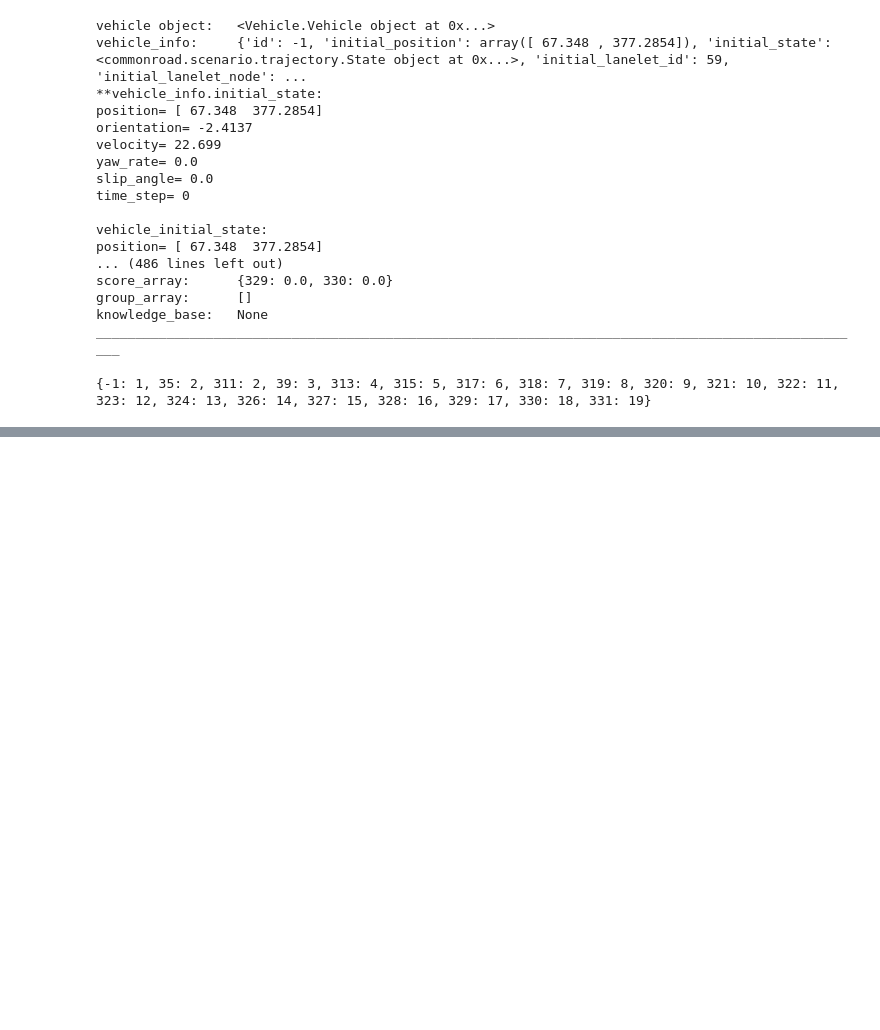
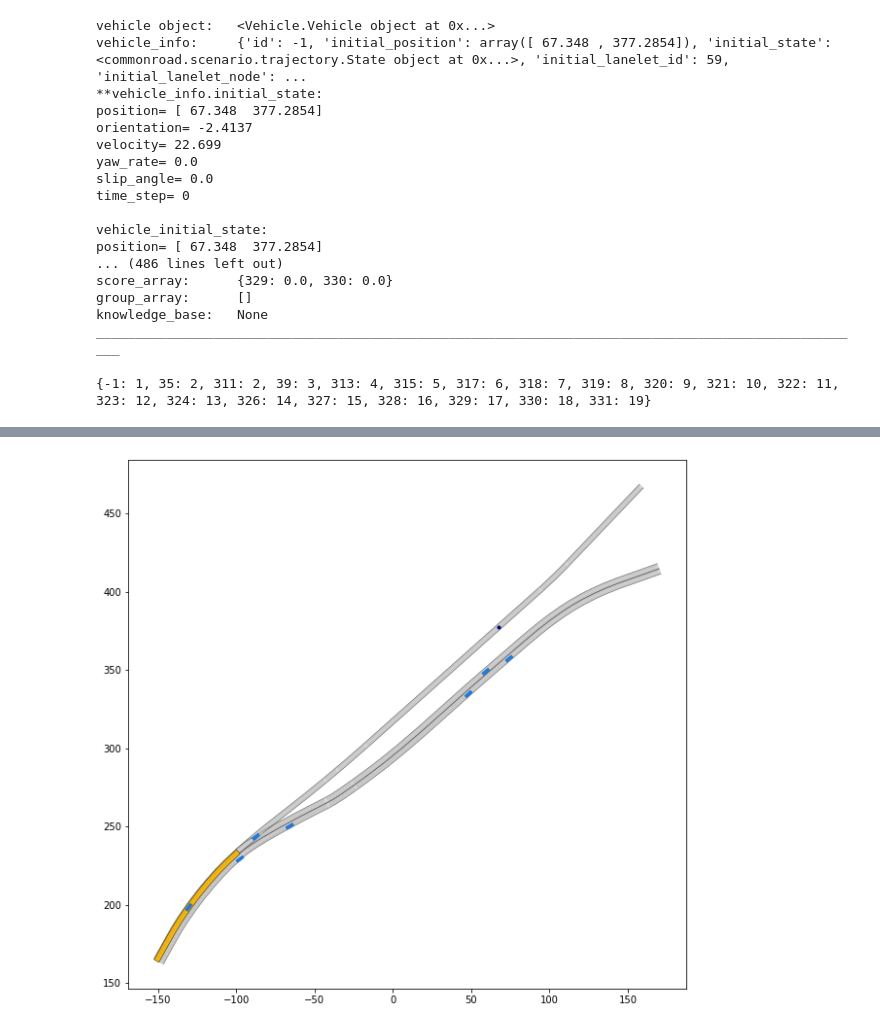
Before and after one commit to MelikeSila/group-formation-for-autonomous-vehicles, a Jupyter notebook: Visualization.ipynb, the cells around one changed output, grey strips where cells are left out. Drawn from its saved outputs; the diff is of its cells as text; code cells hidden in the pictures; blank space fills up the shorter version.

Commit message:
colorize class first try

```diff
--- a/Visualization.ipynb
+++ b/Visualization.ipynb
@@ -127,0 +153,47 @@ for vehicle_dict_id in vehicle_objects:
+# %%
+from Visualization import VisualizationFunctions
+visualization_function = VisualizationFunctions(SG_1)
+#print(visualization_function.group_ids)
+
+import os
+import matplotlib.pyplot as plt
+from IPython import display
+from brute_force import calculate_score
+import commonroad.planning
+# import functions to read xml file and visualize commonroad objects
+from commonroad.common.file_reader import CommonRoadFileReader
+from commonroad.visualization.draw_dispatch_cr import draw_object
+import scenarios
+import matplotlib.patches as patches
+from brute_force import Colorize_groups
+import Convert_groups
+
+groups=[]
+# calculate_scores
+grouparray= [[323, 324, 326, -1], [311, 315, 35], [39]]
+
+for group in grouparray:
+    groups.append(Convert_groups.conv_to_obj(scenario, planning_problem_set, group))
+
+print(grouparray)
+# plot the scenario for 40 time step, here each time step corresponds to 0.1 second
+for i in range(0, 40):
+
+    display.clear_output(wait=True)
+
+    plt.figure(figsize=(20, 10))
+    # plot the scenario at different time step
+
+    ax = plt.gca()
+
+    draw_object(scenario.lanelet_network,draw_params={'time_begin': i}) #, plot_limits=plot_limits)
+    Colorize_groups.colorize_groups(groups, ax)
+    #raw_object(commonroad.planning.planning_problem.PlanningProblemSet.find_planning_problem_by_id(planning_problem_set, 2), draw_params=draw_params)
+    #ect=patches.Rectangle((0,0),5,2,linewidth=1,edgecolor='#880000', facecolor='#998822')
+    #x.add_patch(rect)
+    # plot the planning problem set
+    draw_object(planning_problem_set)
+    plt.gca().set_aspect('equal')
+    plt.show()
+# %% [output]
+[figure, added]
```
Also changed, not shown: parts of 3 cells of this notebook, 1 other file.
